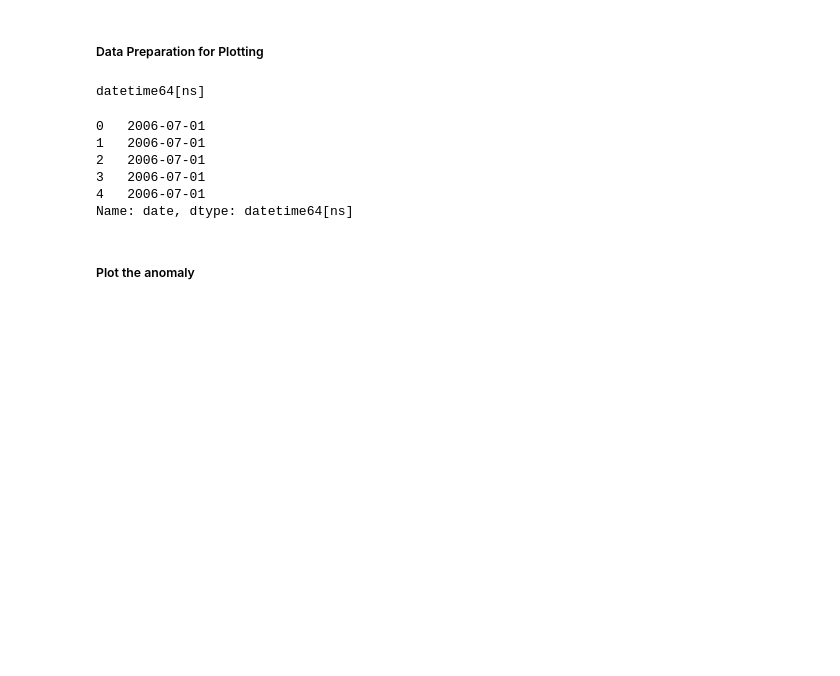
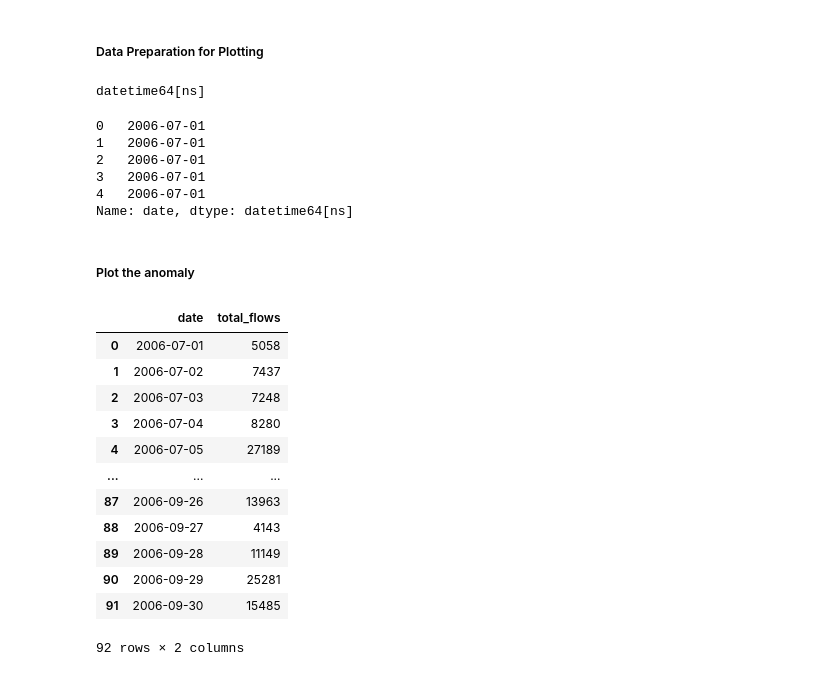
Before and after one commit to theobringino/cybersecurity, a Jupyter notebook: learning/week7/week7_lab.ipynb, the cells around one changed output. Drawn from its saved outputs; the diff is of its cells as text; code cells hidden in the pictures; blank space fills up the shorter version.

```diff
--- a/learning/week7/week7_lab.ipynb
+++ b/learning/week7/week7_lab.ipynb
@@ -99,3 +100,22 @@ datetime64[ns]
 Name: date, dtype: datetime64[ns]
 # %% [markdown]
 ##### Plot the anomaly
+# %%
+# First, aggregate the total flows by date, the other columns are ignorable since its ip and asn
+daily_flows = df_traffic.groupby('date')['f'].sum().reset_index()
+daily_flows.columns = ['date', 'total_flows']
+daily_flows
+# %% [output]
+|  | date | total_flows |
+| 0 | 2006-07-01 | 5058 |
+| 1 | 2006-07-02 | 7437 |
+| 2 | 2006-07-03 | 7248 |
+| 3 | 2006-07-04 | 8280 |
+| 4 | 2006-07-05 | 27189 |
+| ... | ... | ... |
+| 87 | 2006-09-26 | 13963 |
+| 88 | 2006-09-27 | 4143 |
+| 89 | 2006-09-28 | 11149 |
+| 90 | 2006-09-29 | 25281 |
+| 91 | 2006-09-30 | 15485 |
+92 rows × 2 columns
```
Also changed, not shown: parts of 5 cells of this notebook, 2 other files.
